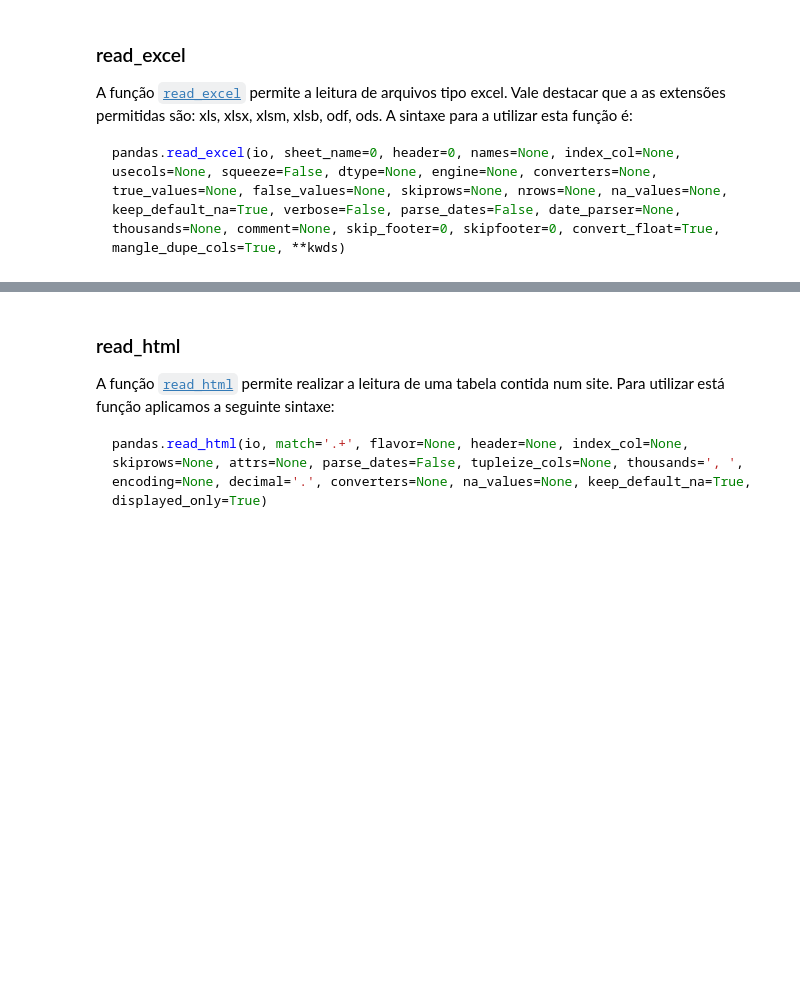
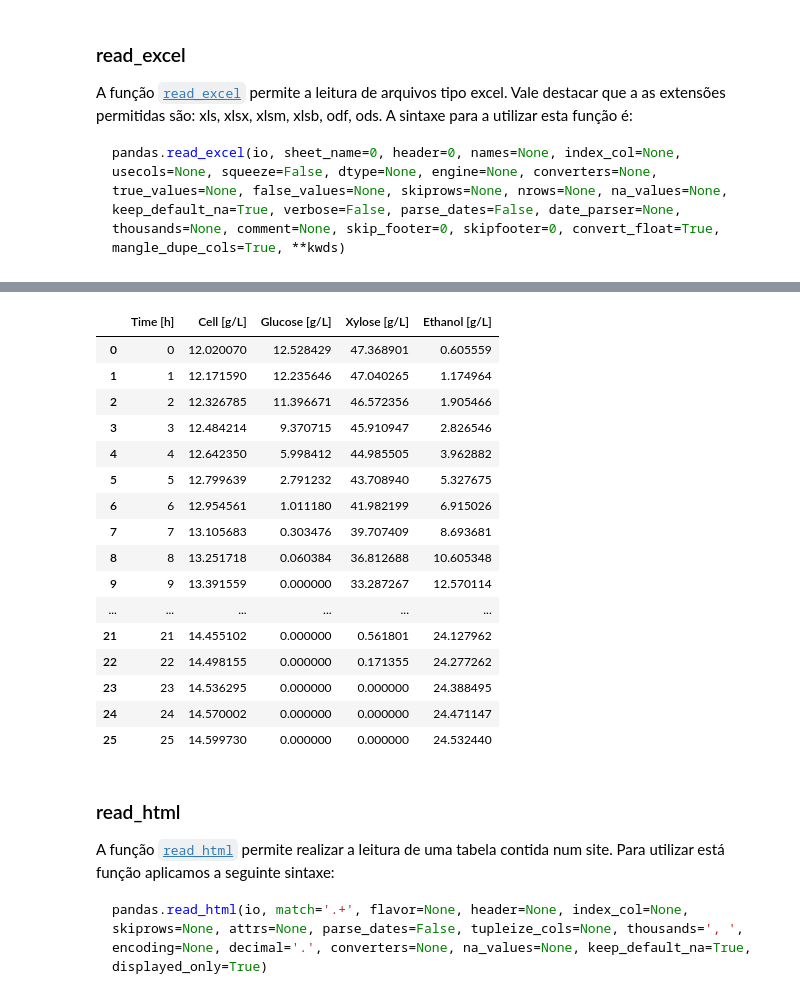
Before and after one commit to FernanMartinez/Curso_Python_Basico, a Jupyter notebook: Aula 12 Pandas/Aula 12. Pandas.ipynb, the cells around one changed output, grey strips where cells are left out. Cells and saved outputs as stored; diff of their text form; code cells hidden in the pictures; blank space fills up the shorter version.

```diff
--- a/Aula 12 Pandas/Aula 12. Pandas.ipynb
+++ b/Aula 12 Pandas/Aula 12. Pandas.ipynb
@@ -816,7 +1323,25 @@ arquivo_5
 # %%
 # E se o arquivo tem mais de uma aba?
-arquivo_6 = pd.read_excel(io="./Dados/arquivo6.xlsx")
-arquivo_6
+arquivo_6 = pd.read_excel(io="./Dados/arquivo6.xlsx", sheet_name=None)
+arquivo_6["A"]
+# %% [output]
+|  | Time [h] | Cell [g/L] | Glucose [g/L] | Xylose [g/L] | Ethanol [g/L] |
+| 0 | 0 | 12.020070 | 12.528429 | 47.368901 | 0.605559 |
+| 1 | 1 | 12.171590 | 12.235646 | 47.040265 | 1.174964 |
+| 2 | 2 | 12.326785 | 11.396671 | 46.572356 | 1.905466 |
+| 3 | 3 | 12.484214 | 9.370715 | 45.910947 | 2.826546 |
+| 4 | 4 | 12.642350 | 5.998412 | 44.985505 | 3.962882 |
+| 5 | 5 | 12.799639 | 2.791232 | 43.708940 | 5.327675 |
+| 6 | 6 | 12.954561 | 1.011180 | 41.982199 | 6.915026 |
+| 7 | 7 | 13.105683 | 0.303476 | 39.707409 | 8.693681 |
+| 8 | 8 | 13.251718 | 0.060384 | 36.812688 | 10.605348 |
+| 9 | 9 | 13.391559 | 0.000000 | 33.287267 | 12.570114 |
+| ... | ... | ... | ... | ... | ... |
+| 21 | 21 | 14.455102 | 0.000000 | 0.561801 | 24.127962 |
+| 22 | 22 | 14.498155 | 0.000000 | 0.171355 | 24.277262 |
+| 23 | 23 | 14.536295 | 0.000000 | 0.000000 | 24.388495 |
+| 24 | 24 | 14.570002 | 0.000000 | 0.000000 | 24.471147 |
+| 25 | 25 | 14.599730 | 0.000000 | 0.000000 | 24.532440 |
 # %% [markdown]
 ### read_html
 A função [`read_html`](https://pandas.pydata.org/pandas-docs/stable/reference/api/pandas.read_html.html) permite realizar a leitura de uma tabela contida num site. Para utilizar está função aplicamos a seguinte sintaxe:
```
Also changed, not shown: parts of 62 cells of this notebook.
